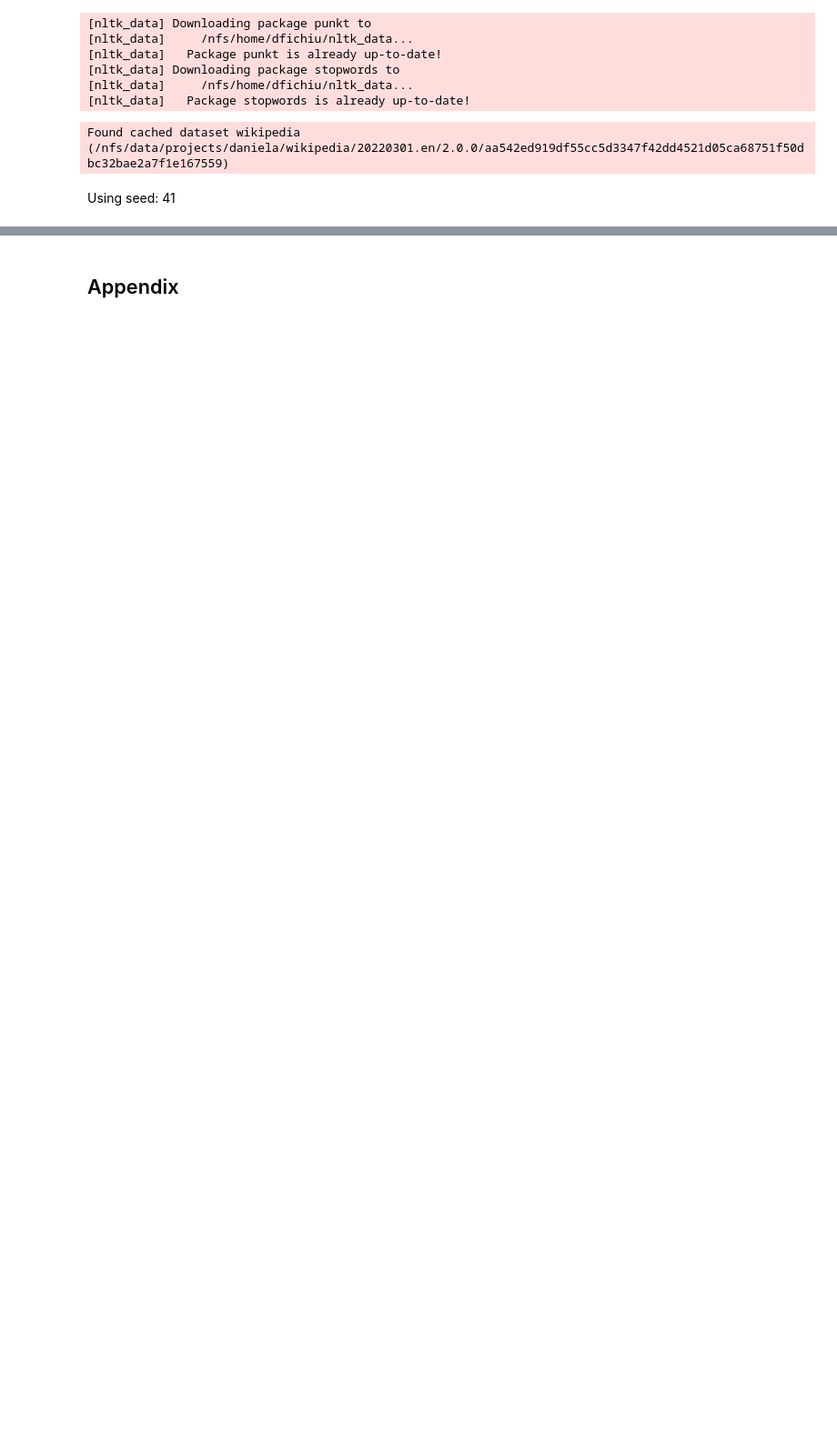
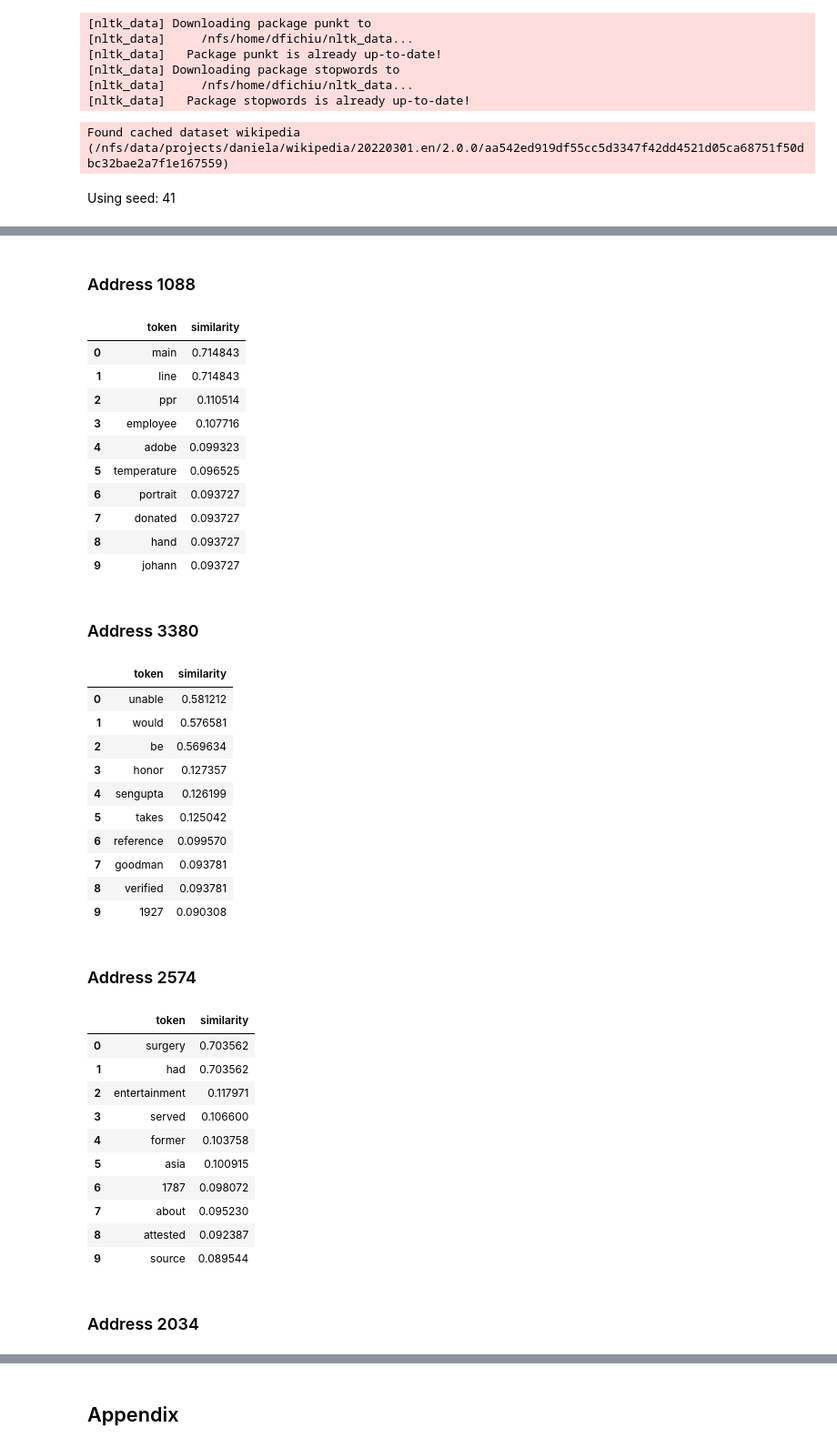
Before and after one commit to dfichiu/ba-thesis, a Jupyter notebook: src/experiments/experiment_transformer_sequences.ipynb, the cells around one changed output, grey strips where cells are left out. Shown at 91% size. Saved outputs shown, nothing was run; the diff lists cells and outputs as text; code cells hidden in the pictures; blank space fills up the shorter version.

```diff
--- a/src/experiments/experiment_transformer_sequences.ipynb
+++ b/src/experiments/experiment_transformer_sequences.ipynb
@@ -136,17 +151,20 @@ utils.fix_seed(41)
 # %% [output]
 Using seed: 41
 # %%
-# Set DSDM hyperparameters.
+# These parameters shouldn't change.
 address_size = 1000
-ema_time_period = 100000 # 500
-learning_rate_update = 0.5
+ema_time_period = 100000
+learning_rate_update = 0
+
+normalize = False
+
+as_threshold = 0.5
+
 
 temperature = 0.05
 
-normalize = False
-
 prune_mode = "fixed-size"
-max_size_address_space = 100
+max_size_address_space = 10
 
 safeguard_bins=True
 bin_score_threshold_type = 'static'
@@ -192,8 +210,8 @@ memory = DSDM.DSDM(
 # )
 # %%
 # Construct train set (texts) and inference set (sentences; in and out of train set text).
-train_size = 10
-test_size = 10
+train_size = 100
+test_size = 100
 
 # Text indeces.
 train_idx = np.random.randint(0, len(wiki_dataset), size=train_size)
@@ -281,7 +299,7 @@ for pos, i in enumerate(tqdm(train_idx)):
         hashtag_idx = np.array([label.startswith("#") for label in labels])
         stopwords_idx = np.array([label in stopwords.words('english') for label in labels])
         punctuation_idx = np.array([label in string.punctuation for label in labels])
-        remove_idx = hashtag_idx | punctuation_idx | stopwords_idx
+        remove_idx = hashtag_idx | punctuation_idx #| stopwords_idx
         labels = np.array(labels)[~remove_idx]
         labels = labels[1:(len(labels) - 1)]
 
@@ -295,7 +313,6 @@ for pos, i in enumerate(tqdm(train_idx)):
 
             head_scores = head_scores_raw[1:(len(head_scores_raw) - 1), 1:(len(head_scores_raw) - 1)].copy()
 
-            as_threshold = 0.5
             head_scores[head_scores < as_threshold] = 0
 
             G = nx.from_numpy_array(head_scores, create_using=nx.DiGraph())
@@ -327,0 +415,51 @@ for pos, i in enumerate(tqdm(train_idx)):
+# %%
+#memory.prune()
+
+#addresses = [283, 478, 380, 359, 382, 354]
+addresses = np.random.randint(0, len(memory.addresses), size=30)
+
+for address in addresses:
+    display(md(f"### Address {address}"))
+    address_sims_df = inference.get_similarities_to_atomic_set(
+            memory.addresses[address],
+            cleanup,
+    )
+    display(address_sims_df)
+# %% [output]
+### Address 1088
+|  | token | similarity |
+| 0 | main | 0.714843 |
+| 1 | line | 0.714843 |
+| 2 | ppr | 0.110514 |
+| 3 | employee | 0.107716 |
+| 4 | adobe | 0.099323 |
+| 5 | temperature | 0.096525 |
+| 6 | portrait | 0.093727 |
+| 7 | donated | 0.093727 |
+| 8 | hand | 0.093727 |
+| 9 | johann | 0.093727 |
+### Address 3380
+|  | token | similarity |
+| 0 | unable | 0.581212 |
+| 1 | would | 0.576581 |
+| 2 | be | 0.569634 |
+| 3 | honor | 0.127357 |
+| 4 | sengupta | 0.126199 |
+| 5 | takes | 0.125042 |
+| 6 | reference | 0.099570 |
+| 7 | goodman | 0.093781 |
+| 8 | verified | 0.093781 |
+| 9 | 1927 | 0.090308 |
+### Address 2574
+|  | token | similarity |
+| 0 | surgery | 0.703562 |
+| 1 | had | 0.703562 |
+| 2 | entertainment | 0.117971 |
+| 3 | served | 0.106600 |
+| 4 | former | 0.103758 |
+| 5 | asia | 0.100915 |
+| 6 | 1787 | 0.098072 |
+| 7 | about | 0.095230 |
+| 8 | attested | 0.092387 |
+| 9 | source | 0.089544 |
+### Address 2034
```
Also changed, not shown: parts of 20 cells of this notebook, 8 other files.
